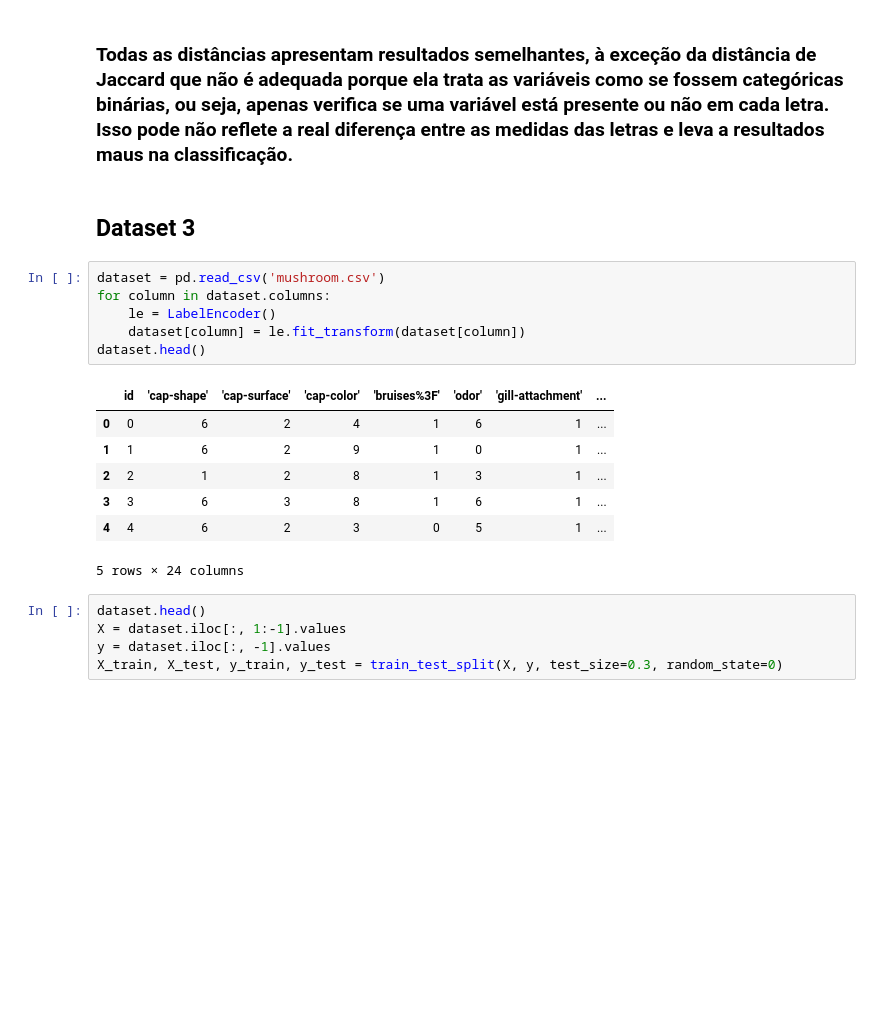
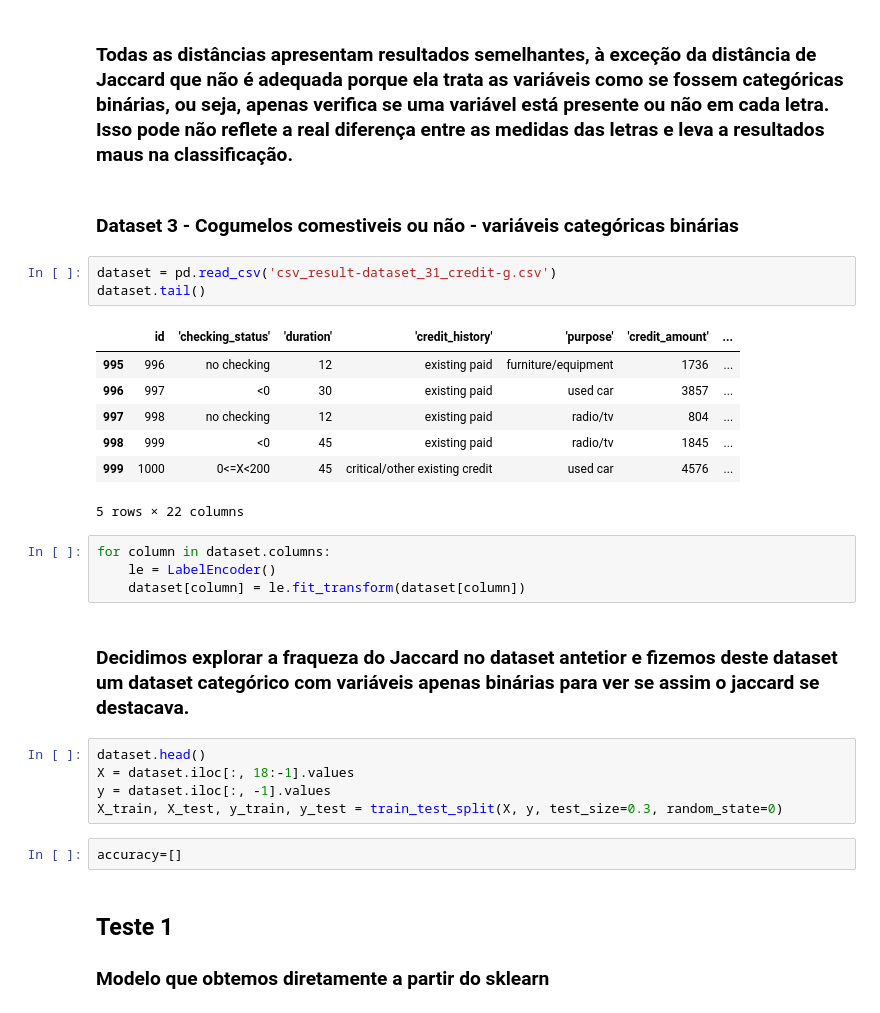
Before and after one commit to guilhermevaz8/Modified-KNN, a Jupyter notebook: KNNM.ipynb, the cells around one changed output. Cells and saved outputs as stored; diff of their text form; blank space fills up the shorter version.

```diff
--- a/KNNM.ipynb
+++ b/KNNM.ipynb
@@ -465,23 +590,31 @@ plt.show()
 # %% [markdown]
 ### Todas as distâncias apresentam resultados semelhantes, à exceção da distância de Jaccard que não é adequada porque ela trata as variáveis como se fossem categóricas binárias, ou seja, apenas verifica se uma variável está presente ou não em cada letra. Isso pode não reflete a real diferença entre as medidas das letras e leva a resultados maus na classificação.
 # %% [markdown]
-## Dataset 3
+### Dataset 3 -  Cogumelos comestiveis ou não - variáveis categóricas binárias
 # %%
-dataset = pd.read_csv('mushroom.csv')
-for column in dataset.columns:
-    le = LabelEncoder()
-    dataset[column] = le.fit_transform(dataset[column])
-dataset.head()
+dataset = pd.read_csv('csv_result-dataset_31_credit-g.csv')
+dataset.tail()
 # %% [output]
-|  | id | 'cap-shape' | 'cap-surface' | 'cap-color' | 'bruises%3F' | 'odor' | 'gill-attachment' | ... |
-| 0 | 0 | 6 | 2 | 4 | 1 | 6 | 1 | ... |
-| 1 | 1 | 6 | 2 | 9 | 1 | 0 | 1 | ... |
-| 2 | 2 | 1 | 2 | 8 | 1 | 3 | 1 | ... |
-| 3 | 3 | 6 | 3 | 8 | 1 | 6 | 1 | ... |
-| 4 | 4 | 6 | 2 | 3 | 0 | 5 | 1 | ... |
+|  | id | 'checking_status' | 'duration' | 'credit_history' | 'purpose' | 'credit_amount' | ... |
+| 995 | 996 | no checking | 12 | existing paid | furniture/equipment | 1736 | ... |
+| 996 | 997 | <0 | 30 | existing paid | used car | 3857 | ... |
+| 997 | 998 | no checking | 12 | existing paid | radio/tv | 804 | ... |
+| 998 | 999 | <0 | 45 | existing paid | radio/tv | 1845 | ... |
+| 999 | 1000 | 0<=X<200 | 45 | critical/other existing credit | used car | 4576 | ... |
-5 rows × 24 columns
+5 rows × 22 columns
+# %%
+for column in dataset.columns:
+    le = LabelEncoder()
+    dataset[column] = le.fit_transform(dataset[column])
+# %% [markdown]
+### Decidimos explorar a fraqueza do Jaccard no dataset antetior e fizemos deste dataset um dataset categórico com variáveis apenas binárias para ver se assim o jaccard se destacava.
 # %%
 dataset.head()
-X = dataset.iloc[:, 1:-1].values
+X = dataset.iloc[:, 18:-1].values
 y = dataset.iloc[:, -1].values
 X_train, X_test, y_train, y_test = train_test_split(X, y, test_size=0.3, random_state=0)
+# %%
+accuracy=[]
+# %% [markdown]
+## Teste 1
+### Modelo que obtemos diretamente a partir do sklearn
```
Also changed, not shown: parts of 102 cells of this notebook, 6 other files.
